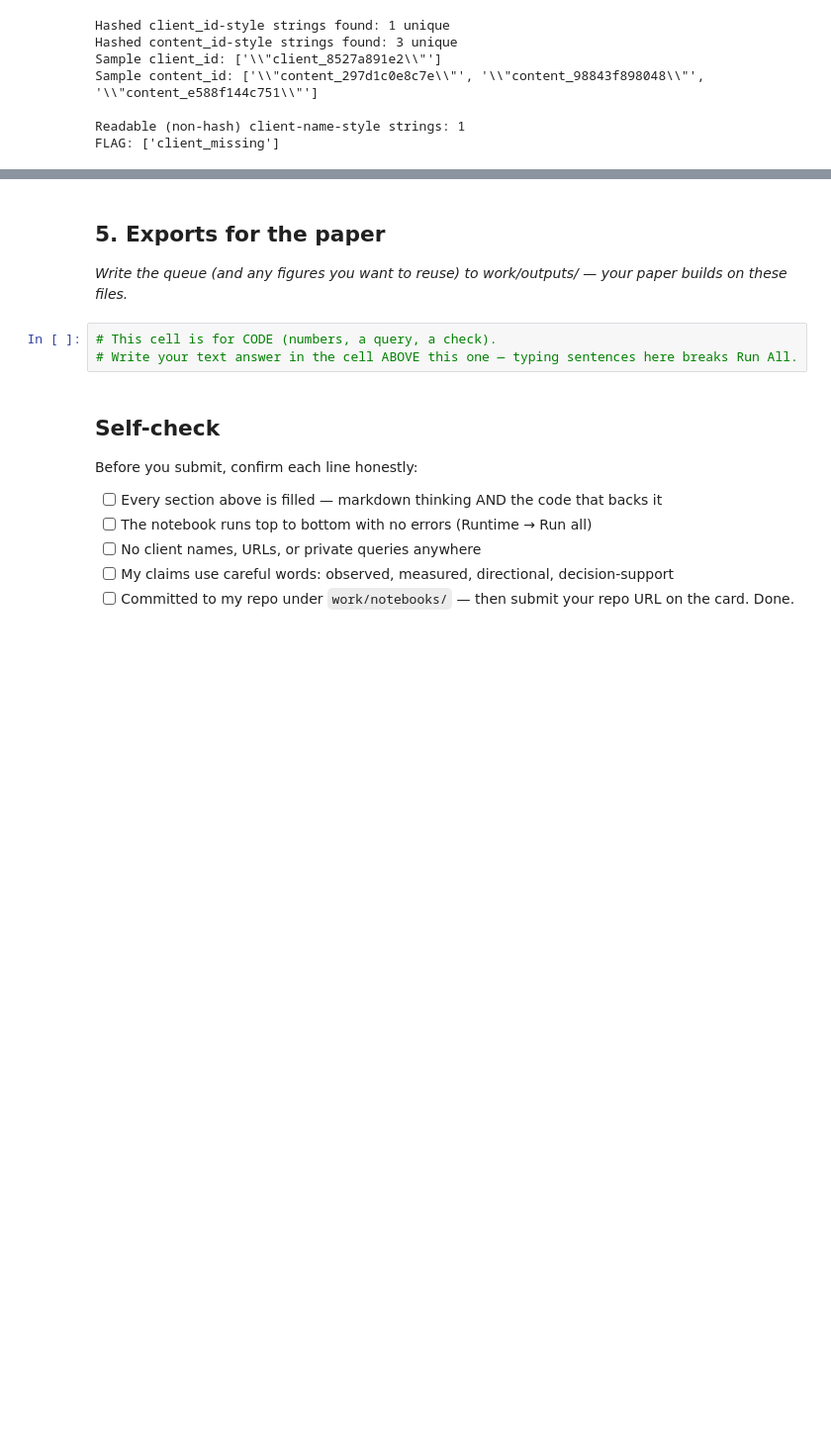
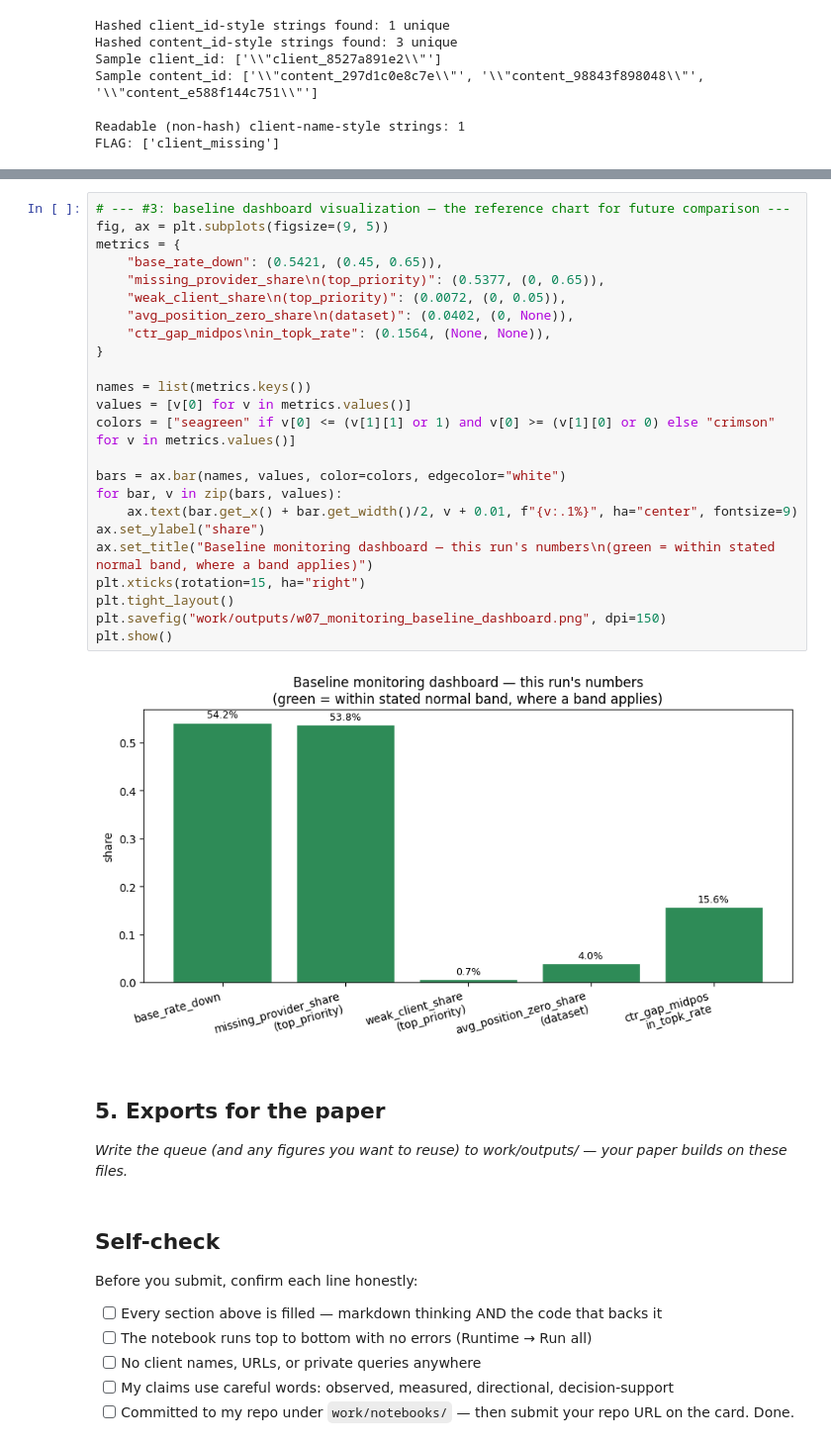
Before and after one commit to whozahm3d/flyrank-ml-internship, a Jupyter notebook: work/notebooks/w07_action_playbook.ipynb, the cells around one changed output, grey strips where cells are left out. Shown at 99% size. Cells and saved outputs as stored; diff of their text form; blank space fills up the shorter version.

```diff
--- a/work/notebooks/w07_action_playbook.ipynb
+++ b/work/notebooks/w07_action_playbook.ipynb
@@ -770,10 +1318,33 @@ plt.show()
+# %%
+# --- #3: baseline dashboard visualization — the reference chart for future comparison ---
+fig, ax = plt.subplots(figsize=(9, 5))
+metrics = {
+    "base_rate_down": (0.5421, (0.45, 0.65)),
+    "missing_provider_share\n(top_priority)": (0.5377, (0, 0.65)),
+    "weak_client_share\n(top_priority)": (0.0072, (0, 0.05)),
+    "avg_position_zero_share\n(dataset)": (0.0402, (0, None)),
+    "ctr_gap_midpos\nin_topk_rate": (0.1564, (None, None)),
+}
+
+names = list(metrics.keys())
+values = [v[0] for v in metrics.values()]
+colors = ["seagreen" if v[0] <= (v[1][1] or 1) and v[0] >= (v[1][0] or 0) else "crimson" for v in metrics.values()]
+
+bars = ax.bar(names, values, color=colors, edgecolor="white")
+for bar, v in zip(bars, values):
+    ax.text(bar.get_x() + bar.get_width()/2, v + 0.01, f"{v:.1%}", ha="center", fontsize=9)
+ax.set_ylabel("share")
+ax.set_title("Baseline monitoring dashboard — this run's numbers\n(green = within stated normal band, where a band applies)")
+plt.xticks(rotation=15, ha="right")
+plt.tight_layout()
+plt.savefig("work/outputs/w07_monitoring_baseline_dashboard.png", dpi=150)
+plt.show()
+# %% [output]
+[figure, added]
 # %% [markdown]
 ## 5. Exports for the paper
 
 *Write the queue (and any figures you want to reuse) to work/outputs/ — your paper builds on these files.*
-# %%
-# This cell is for CODE (numbers, a query, a check).
-# Write your text answer in the cell ABOVE this one — typing sentences here breaks Run All.
 # %% [markdown]
 ## Self-check
 
```
Also changed, not shown: parts of 23 cells of this notebook.
